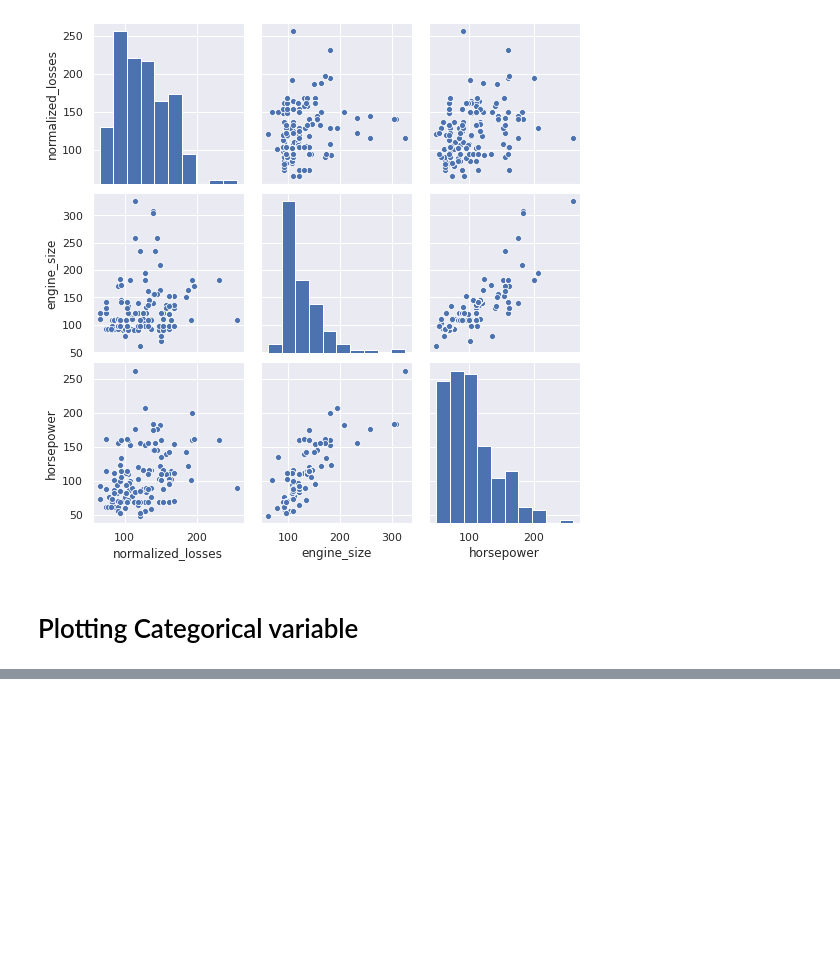
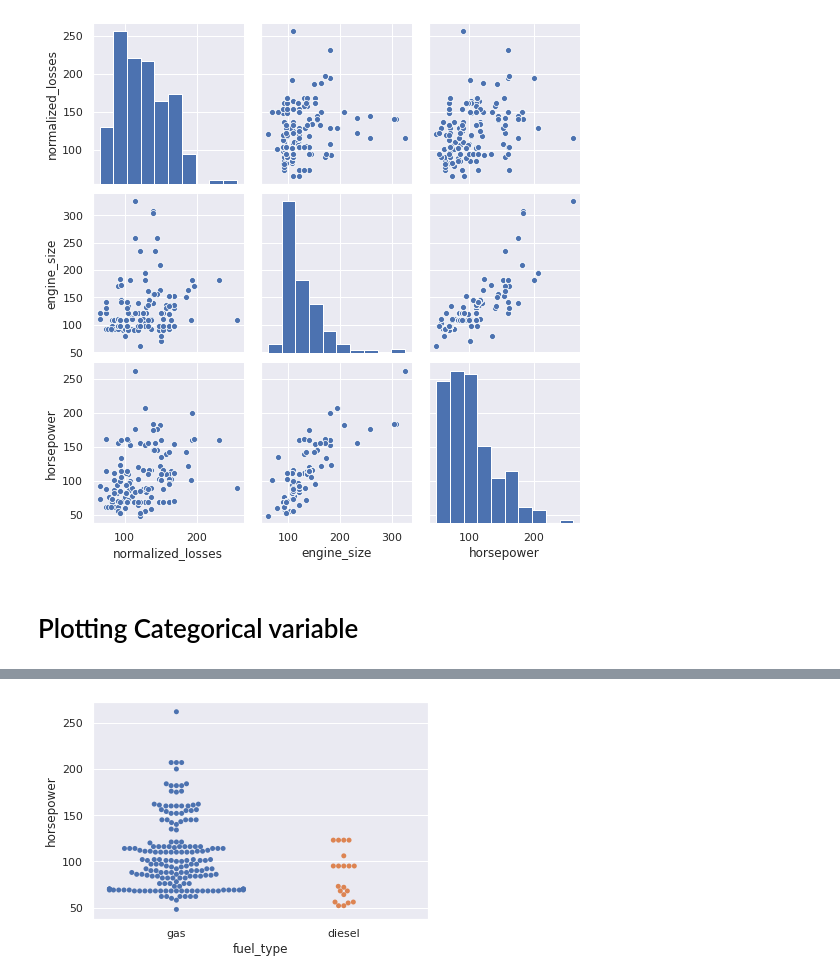
Before and after one commit to amenaria/arpit, a Jupyter notebook: Visualizatoin_colab.ipynb, the cells around one changed output, grey strips where cells are left out. Saved outputs shown, nothing was run; the diff lists cells and outputs as text; code cells hidden in the pictures; blank space fills up the shorter version.

```diff
--- a/Visualizatoin_colab.ipynb
+++ b/Visualizatoin_colab.ipynb
@@ -55,0 +61,4 @@ sns.pairplot(auto[['normalized_losses', 'engine_size','horsepower']]);
+# %%
+sns.swarmplot(auto['fuel_type'], auto['horsepower']);
+# %% [output]
+[figure, added]
```
Also changed, not shown: parts of 14 cells of this notebook.
